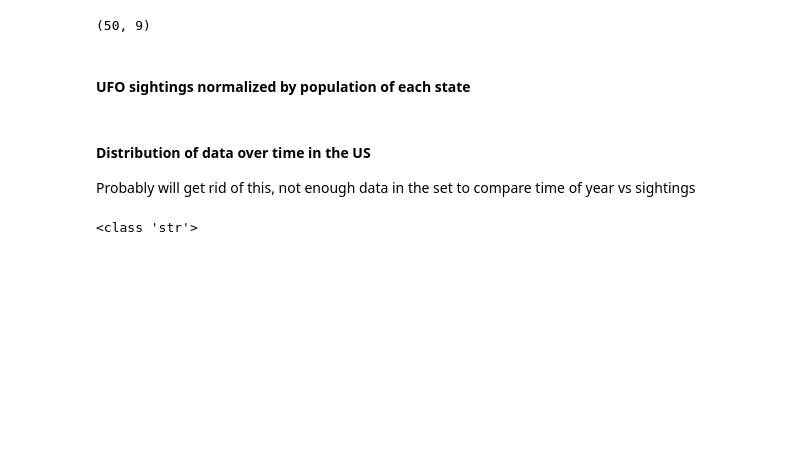
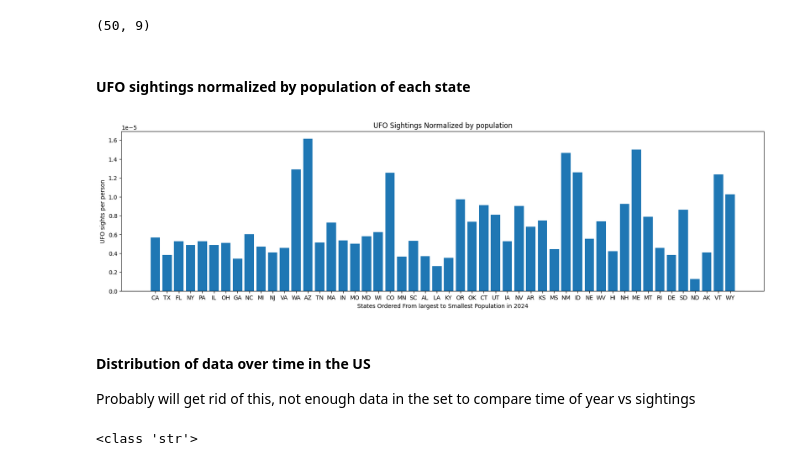
Before and after one commit to codycosta/ENGR201, a Jupyter notebook: weeks-9-10-final-project/project.ipynb, the cells around one changed output. Saved outputs shown, nothing was run; the diff lists cells and outputs as text; code cells hidden in the pictures; blank space fills up the shorter version.

```diff
--- a/weeks-9-10-final-project/project.ipynb
+++ b/weeks-9-10-final-project/project.ipynb
@@ -100,3 +96,22 @@ pop.shape
+# %%
+# creating a bar graph here
+
+normalized_ufo_sightings = []
+
+for idx, state in enumerate(pop['State Abbreviation']):
+    sights = np.sum(data['State'] == state)
+    population = pop['2024 Population'][idx]
+
+    normalized_ufo_sightings.append(sights / population)
+
+plt.figure(figsize=[20, 5])
+plt.bar(pop['State Abbreviation'], normalized_ufo_sightings)
+plt.xlabel('States Ordered From largest to Smallest Population in 2024')
+plt.ylabel('UFO sights per person')
+plt.title('UFO Sightings Normalized by population')
+plt.show()
+# %% [output]
+[figure, added]
 # %% [markdown]
 #### Distribution of data over time in the US
 Probably will get rid of this, not enough data in the set to compare time of year vs sightings
```
Also changed, not shown: parts of 11 cells of this notebook.
